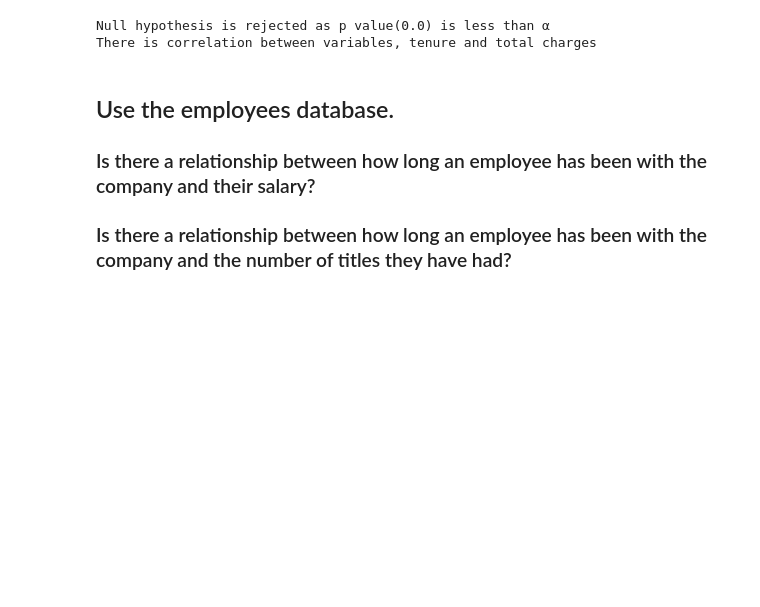
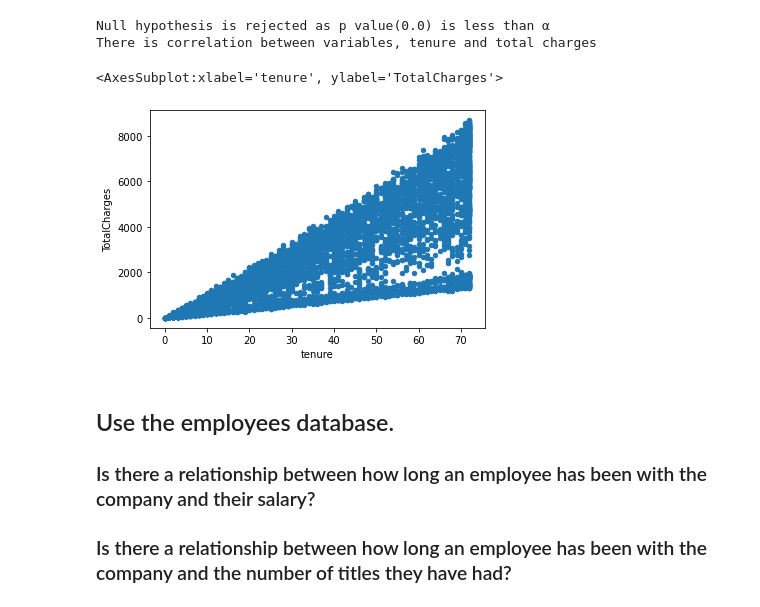
Before and after one commit to Saroj6632/statistics-exercises, a Jupyter notebook: hypothesis_testing.ipynb, the cells around one changed output. Saved outputs shown, nothing was run; the diff lists cells and outputs as text; code cells hidden in the pictures; blank space fills up the shorter version.

```diff
--- a/hypothesis_testing.ipynb
+++ b/hypothesis_testing.ipynb
@@ -241,6 +246,11 @@ else:
 # %% [output]
 Null hypothesis is rejected as p value(0.0) is less than α
 There is correlation between variables, tenure and total charges
+# %%
+telco.plot.scatter('tenure', 'TotalCharges')
+# %% [output]
+<AxesSubplot:xlabel='tenure', ylabel='TotalCharges'>
+[figure, added]
 # %% [markdown]
 ## Use the employees database.
 ### Is there a relationship between how long an employee has been with the company and their salary?
```
Also changed, not shown: parts of 33 cells of this notebook.
